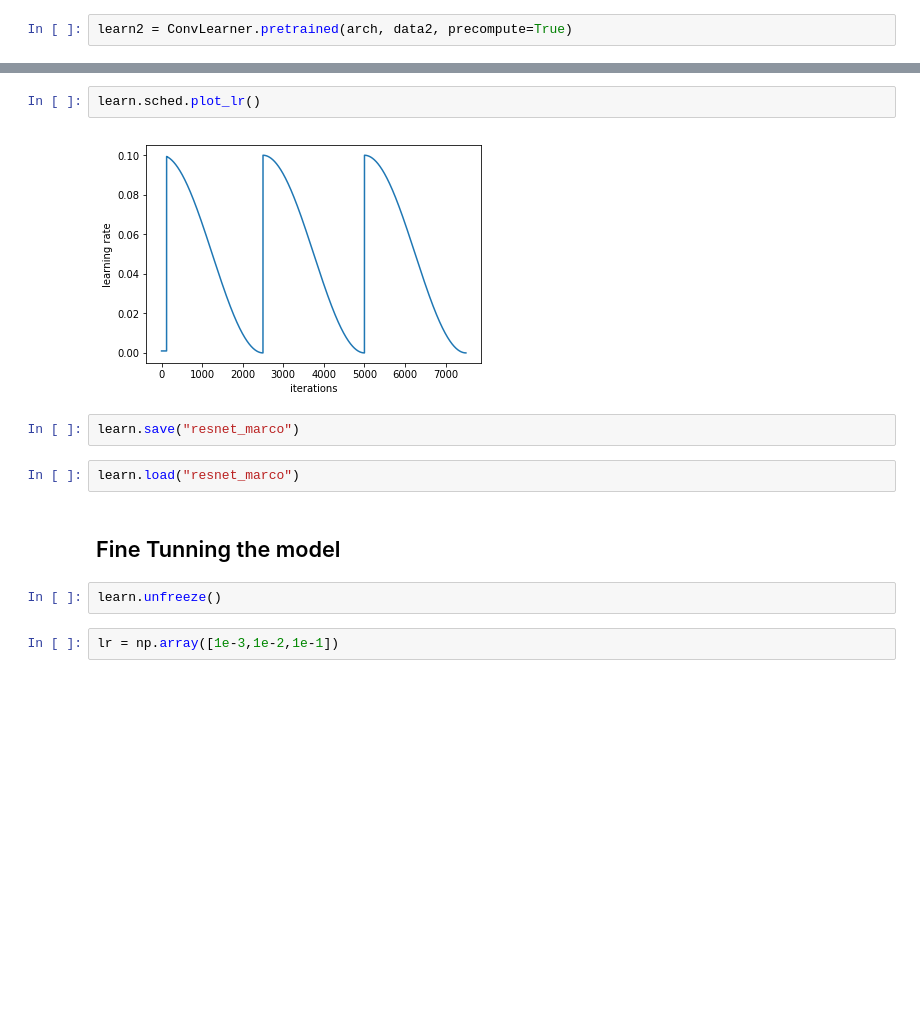
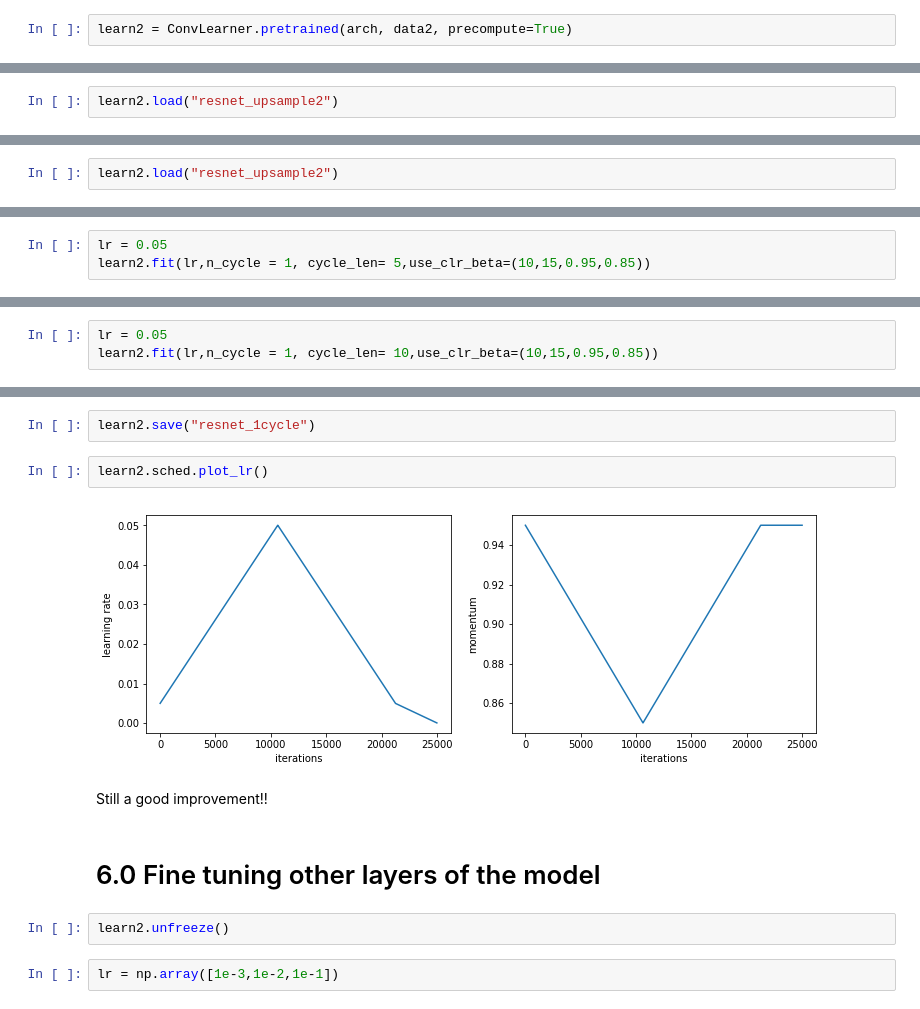
Before and after one commit to kavanp/MARCO, a Jupyter notebook: marco_fastai2.ipynb, the cells around one changed output, grey strips where cells are left out. Drawn from its saved outputs; the diff is of its cells as text; blank space fills up the shorter version.

```diff
--- a/marco_fastai2.ipynb
+++ b/marco_fastai2.ipynb
@@ -236,0 +357,2 @@ epoch      trn_loss   val_loss   accuracy
+# %%
+learn2.load("resnet_upsample2")
@@ -236,0 +403,2 @@ epoch      trn_loss   val_loss   accuracy
+# %%
+learn2.load("resnet_upsample2")
@@ -236,0 +411,3 @@ epoch      trn_loss   val_loss   accuracy
+# %%
+lr = 0.05
+learn2.fit(lr,n_cycle = 1, cycle_len= 5,use_clr_beta=(10,15,0.95,0.85))
@@ -236,0 +423,3 @@ epoch      trn_loss   val_loss   accuracy
+# %%
+lr = 0.05
+learn2.fit(lr,n_cycle = 1, cycle_len= 10,use_clr_beta=(10,15,0.95,0.85))
@@ -237,15 +440,15 @@ epoch      trn_loss   val_loss   accuracy
+# %%
+learn2.save("resnet_1cycle")
 # %%
-learn.sched.plot_lr()
+learn2.sched.plot_lr()
 # %% [output]
-[figure, old version]
+[figure, new version]
-# %%
-learn.save("resnet_marco")
-# %%
-learn.load("resnet_marco")
+# %% [markdown]
+Still a good improvement!!
 # %% [markdown]
-## Fine Tunning the model
+# 6.0 Fine tuning other layers of the model
 # %%
-learn.unfreeze()
+learn2.unfreeze()
 # %%
 lr = np.array([1e-3,1e-2,1e-1])
 # %%
```
Also changed, not shown: parts of 81 cells of this notebook.
